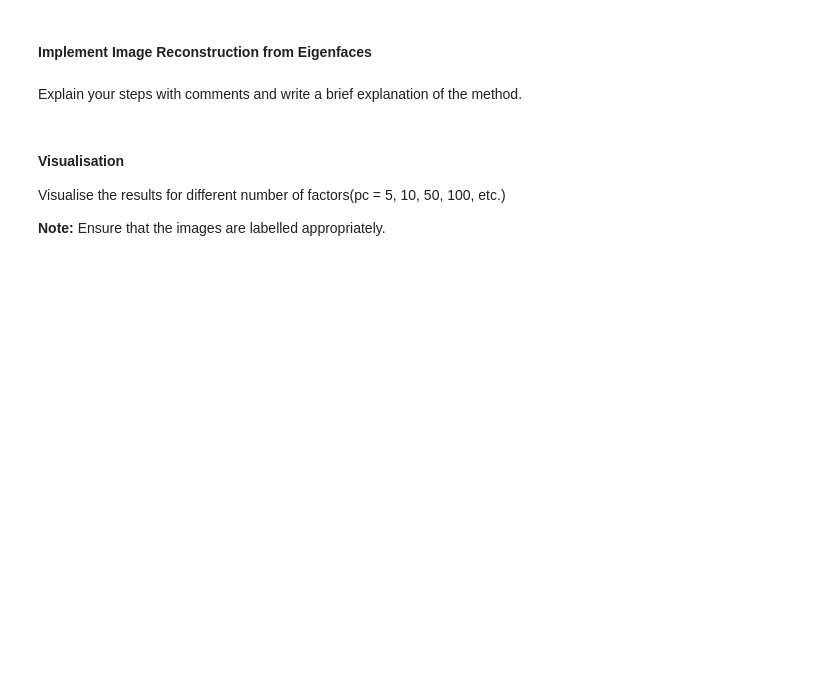
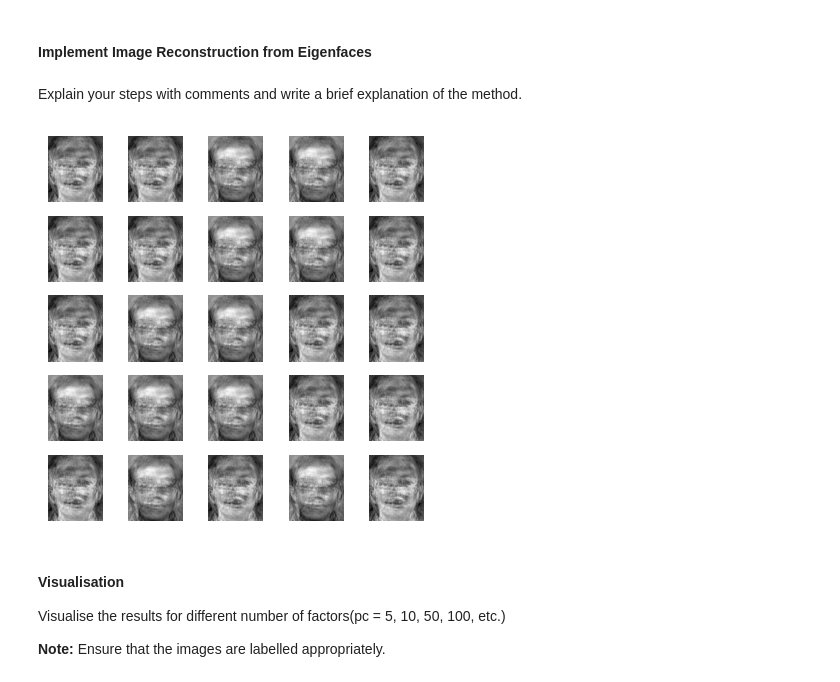
Before and after one commit to oops-moment/SMAI-SEM6, a Jupyter notebook: rollnumber_A2/rollnumber_A2_Q3/Q3.ipynb, the cells around one changed output. Cells and saved outputs as stored; diff of their text form; code cells hidden in the pictures; blank space fills up the shorter version.

```diff
--- a/rollnumber_A2/rollnumber_A2_Q3/Q3.ipynb
+++ b/rollnumber_A2/rollnumber_A2_Q3/Q3.ipynb
@@ -157,6 +165,36 @@ def principalComponentAnalysis(X, numComponents):
 #### Implement Image Reconstruction from Eigenfaces
 # %% [markdown]
 Explain your steps with comments and write a brief explanation of the method.
+# %%
+# Corrected syntax errors
+k = 360
+weights = np.zeros((360, k))
+# Basically for each of the 360 photos, I need to store the weight coefficient for each of the top eigenfaces
+
+matrix_top_eigen = np.zeros((112 * 92, k))
+c = 0
+
+for val in range(k-1, -1, -1):
+    matrix_top_eigen[:, c] = u_list[val].flatten()
+    c = c + 1
+
+reconstructed_faces = []
+
+for face_num in range(0,360):
+    w=np.dot(np.transpose(matrix_top_eigen), zero_mean_matrix[:, face_num])
+    weights[face_num, :] = w
+    reconstructed_face = np.dot(w,np.transpose(matrix_top_eigen))
+    minf=np.min(reconstructed_face)
+    maxf=np.max(reconstructed_face)
+    reconstructed_face= reconstructed_face-float(minf)
+    reconstructed_face= reconstructed_face/float(maxf-minf)
+    reconstructed_face= reconstructed_face + np.transpose(mean_face)
+    # reshpe ot 2d
+    reconstructed_faces.append(reconstructed_face.reshape(112, 92))
+
+griddisplay(reconstructed_faces)
+# %% [output]
+[figure, added]
 # %%
 def imageReconstruction(testFace, eigenFaces, meanFace):
     """
```
Also changed, not shown: parts of 3 cells of this notebook.
